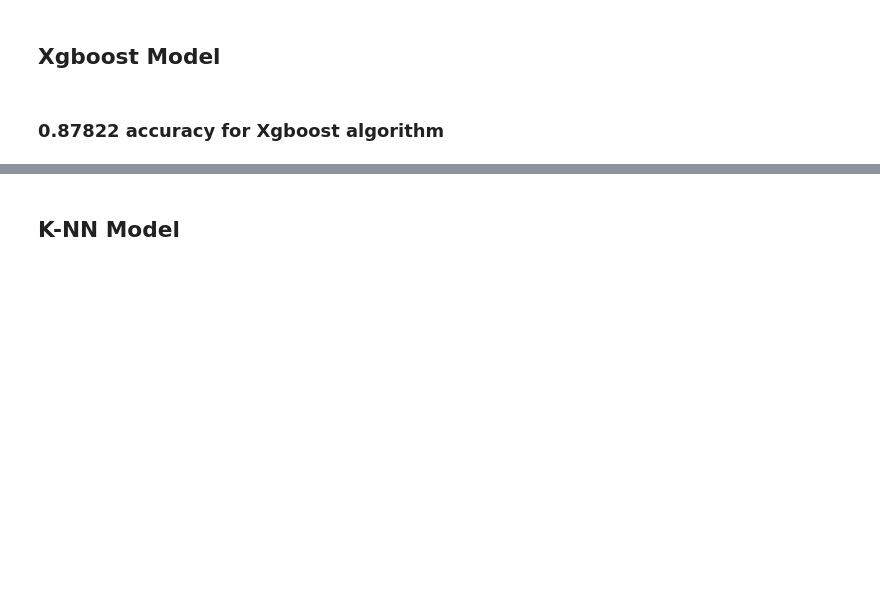
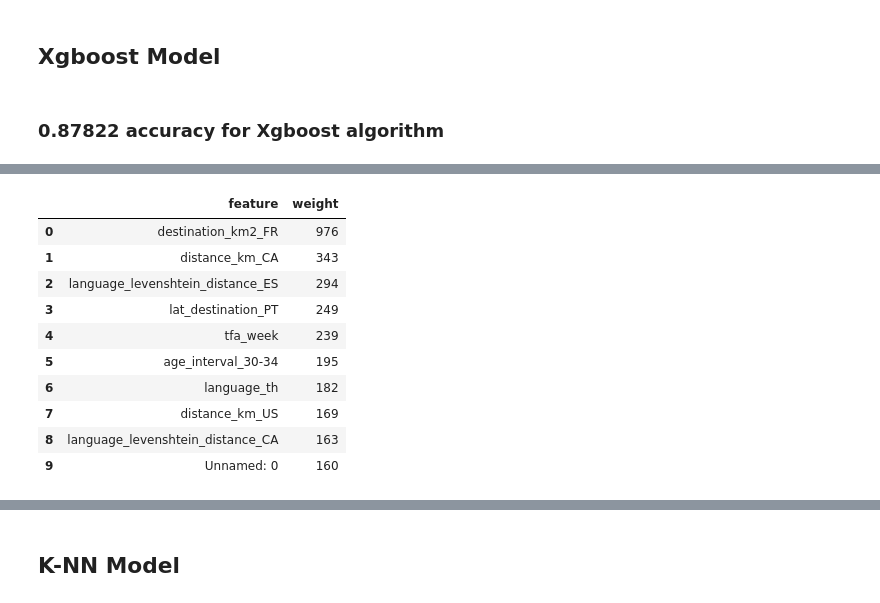
Before and after one commit to PBDexter17/DS_Group-Coursework, a Jupyter notebook: pythonKaggle/ModelComparison.ipynb, the cells around one changed output, grey strips where cells are left out. Cells and saved outputs as stored; diff of their text form; code cells hidden in the pictures; blank space fills up the shorter version.

```diff
--- a/pythonKaggle/ModelComparison.ipynb
+++ b/pythonKaggle/ModelComparison.ipynb
@@ -53,0 +63,33 @@ sub_xgb.to_csv('sub_xgb.csv',index=False)
+# %%
+#feature importance plot
+import pandas as pd
+featureList = list(df_all.columns.values)
+fscore = bst.booster().get_fscore()
+importanceDict = {};
+i=0;
+for k, v in fscore.items():
+    if i<=689:
+        importanceDict[featureList[i]] = v
+    i=i+1;
+import operator
+sorted_importanceDict = sorted(importanceDict.items(), key=operator.itemgetter(1))
+#get 10 most important feature
+sorted_importance_10 = list(sorted_importanceDict)[-10:][::-1]
+#create dataframe
+importance_df = pd.DataFrame.from_dict(sorted_importance_10, orient='columns', dtype=None)
+#change column name
+importance_df.columns= ['feature','weight']
+#show dataframe
+importance_df
+# %% [output]
+|  | feature | weight |
+| 0 | destination_km2_FR | 976 |
+| 1 | distance_km_CA | 343 |
+| 2 | language_levenshtein_distance_ES | 294 |
+| 3 | lat_destination_PT | 249 |
+| 4 | tfa_week | 239 |
+| 5 | age_interval_30-34 | 195 |
+| 6 | language_th | 182 |
+| 7 | distance_km_US | 169 |
+| 8 | language_levenshtein_distance_CA | 163 |
+| 9 | Unnamed: 0 | 160 |
```
Also changed, not shown: parts of 4 cells of this notebook.
